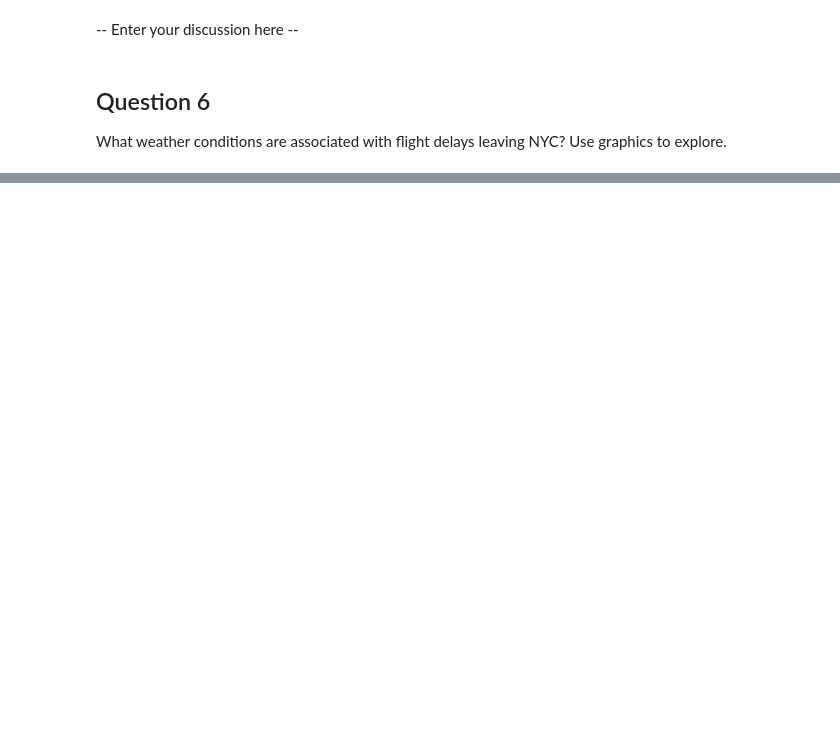
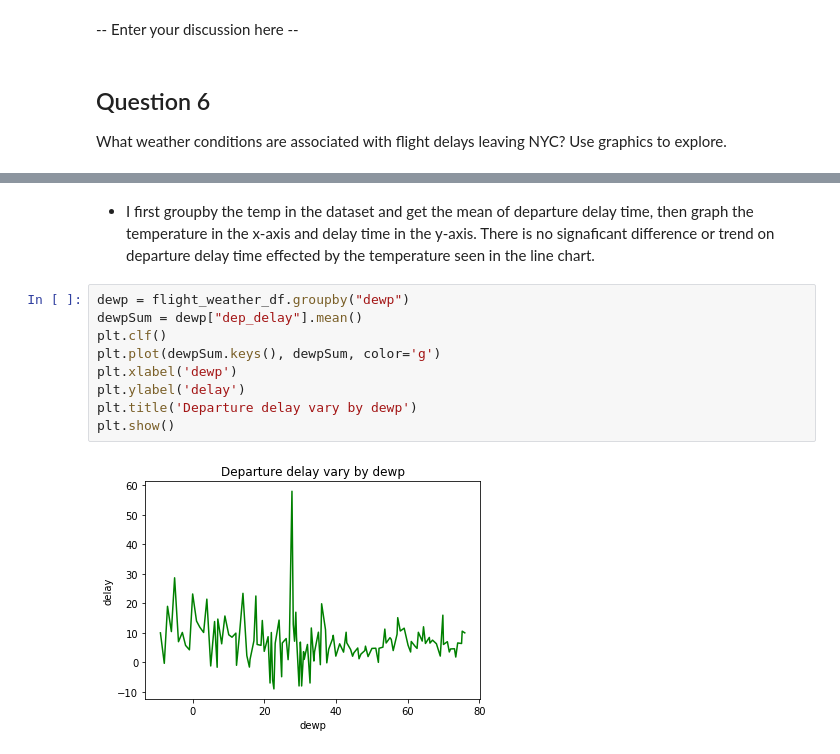
Before and after one commit to victoriajuan/371_Core_Methods_In_Data_Science, a Jupyter notebook: assignment/problem_set_1/JUAN_YIRAN_PS1.ipynb, the cells around one changed output, grey strips where cells are left out. Cells and saved outputs as stored; diff of their text form; blank space fills up the shorter version.

```diff
--- a/assignment/problem_set_1/JUAN_YIRAN_PS1.ipynb
+++ b/assignment/problem_set_1/JUAN_YIRAN_PS1.ipynb
@@ -330,0 +371,13 @@ flights_df.head(15)
+# %% [markdown]
+- I first groupby the temp in the dataset and get the mean of departure delay time, then graph the temperature in the x-axis and delay time in the y-axis. There is no signaficant difference or trend on departure delay time effected by the temperature seen in the line chart.
+# %%
+dewp = flight_weather_df.groupby("dewp")
+dewpSum = dewp["dep_delay"].mean()
+plt.clf()
+plt.plot(dewpSum.keys(), dewpSum, color='g')
+plt.xlabel('dewp')
+plt.ylabel('delay')
+plt.title('Departure delay vary by dewp')
+plt.show()
+# %% [output]
+[figure, added]
```
Also changed, not shown: parts of 22 cells of this notebook.
